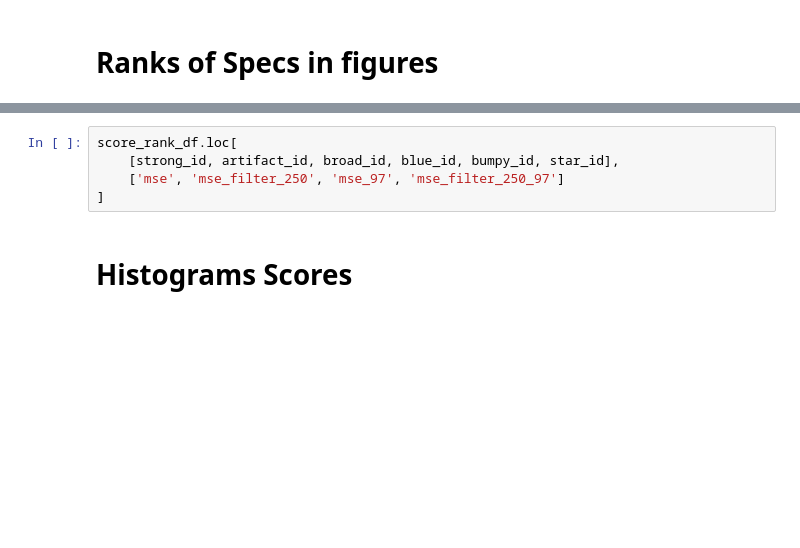
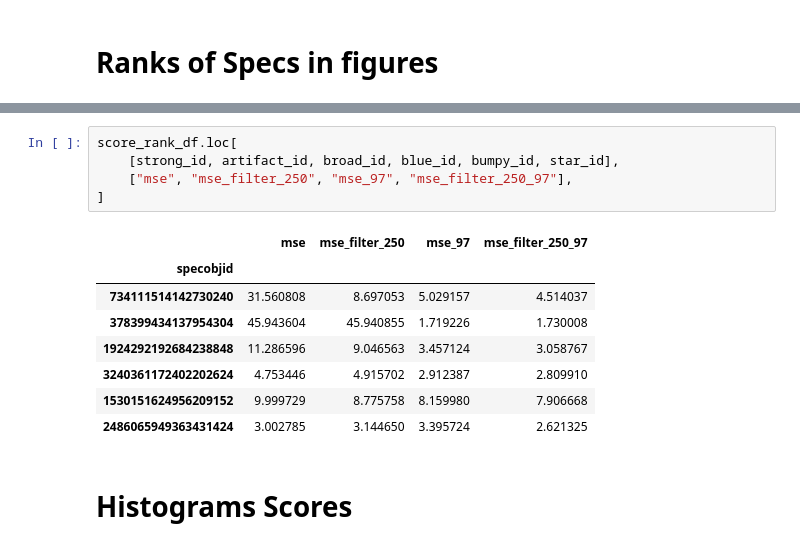
Before and after one commit to ed-ortizm/anomaly, a Jupyter notebook: thesis/residual_based_scores/bin_03/01_01_scores_bin3.ipynb, the cells around one changed output, grey strips where cells are left out. Drawn from its saved outputs; the diff is of its cells as text; blank space fills up the shorter version.

```diff
--- a/thesis/residual_based_scores/bin_03/01_01_scores_bin3.ipynb
+++ b/thesis/residual_based_scores/bin_03/01_01_scores_bin3.ipynb
@@ -1055,8 +943,17 @@ score_rank_df.loc[
 # %%
 score_rank_df.loc[
     [strong_id, artifact_id, broad_id, blue_id, bumpy_id, star_id],
-    ['mse', 'mse_filter_250', 'mse_97', 'mse_filter_250_97']
+    ["mse", "mse_filter_250", "mse_97", "mse_filter_250_97"],
 ]
+# %% [output]
+|  | mse | mse_filter_250 | mse_97 | mse_filter_250_97 |
+| specobjid |  |  |  |  |
+| 734111514142730240 | 31.560808 | 8.697053 | 5.029157 | 4.514037 |
+| 378399434137954304 | 45.943604 | 45.940855 | 1.719226 | 1.730008 |
+| 1924292192684238848 | 11.286596 | 9.046563 | 3.457124 | 3.058767 |
+| 3240361172402202624 | 4.753446 | 4.915702 | 2.912387 | 2.809910 |
+| 1530151624956209152 | 9.999729 | 8.775758 | 8.159980 | 7.906668 |
+| 2486065949363431424 | 3.002785 | 3.144650 | 3.395724 | 2.621325 |
 # %% [markdown]
 # Histograms Scores
 # %% [markdown]
```
Also changed, not shown: parts of 53 cells of this notebook, 1 other file.
